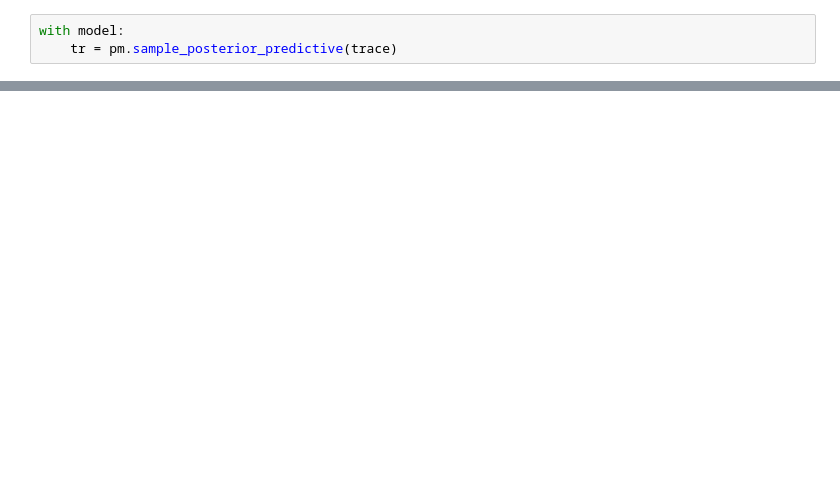
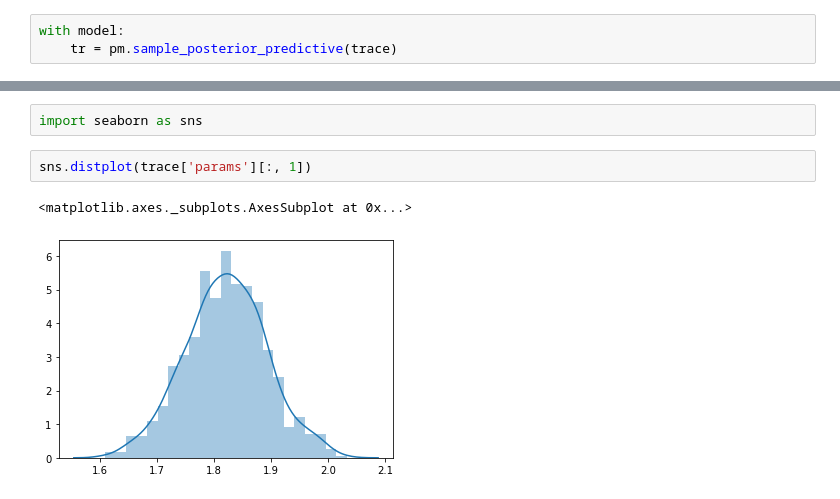
Before and after one commit to pymc-devs/sunode, a Jupyter notebook: notebooks/from_sympy.ipynb, the cells around one changed output, grey strips where cells are left out. Drawn from its saved outputs; the diff is of its cells as text; blank space fills up the shorter version.

```diff
--- a/notebooks/from_sympy.ipynb
+++ b/notebooks/from_sympy.ipynb
@@ -131,0 +178,7 @@ with model:
+# %%
+import seaborn as sns
+# %%
+sns.distplot(trace['params'][:, 1])
+# %% [output]
+<matplotlib.axes._subplots.AxesSubplot at 0x...>
+[figure, added]
```
Also changed, not shown: parts of 32 cells of this notebook, 5 other files.
